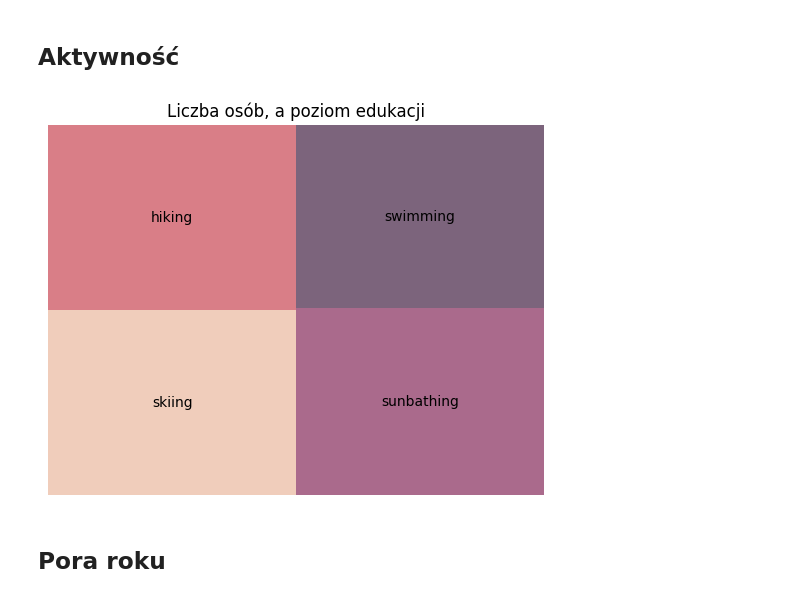
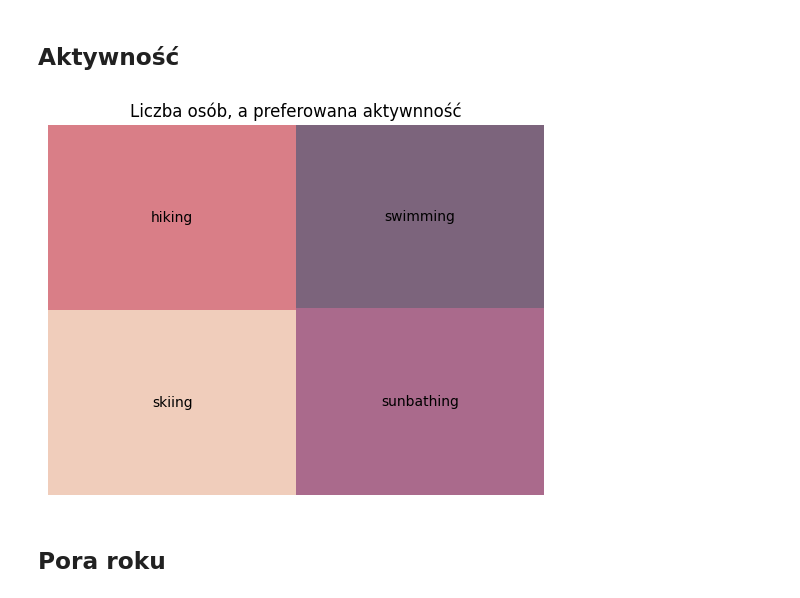
Before and after one commit to TairilKK/BD-projekt, a Jupyter notebook: eda.ipynb, the cells around one changed output. Saved outputs shown, nothing was run; the diff lists cells and outputs as text; code cells hidden in the pictures.

```diff
--- a/eda.ipynb
+++ b/eda.ipynb
@@ -120,13 +206,13 @@ plt.show()Preferred_Activities
 # %%
 act = df.groupBy('Preferred_Activities').count().toPandas()
 
 colors = ['#eab99e', '#ca4754', '#862b5b', '#452344']
 squarify.plot(sizes = act['count'], label = act['Preferred_Activities'], color = colors, alpha = 0.7)
-plt.title('Liczba osób, a poziom edukacji')
+plt.title('Liczba osób, a preferowana aktywnność')
 plt.axis("off")
 plt.show()
 # %% [output]
-[figure, old version]
+[figure, new version]
 # %% [markdown]
 ## Pora roku
 # %%
```
Also changed, not shown: parts of 10 cells of this notebook.
